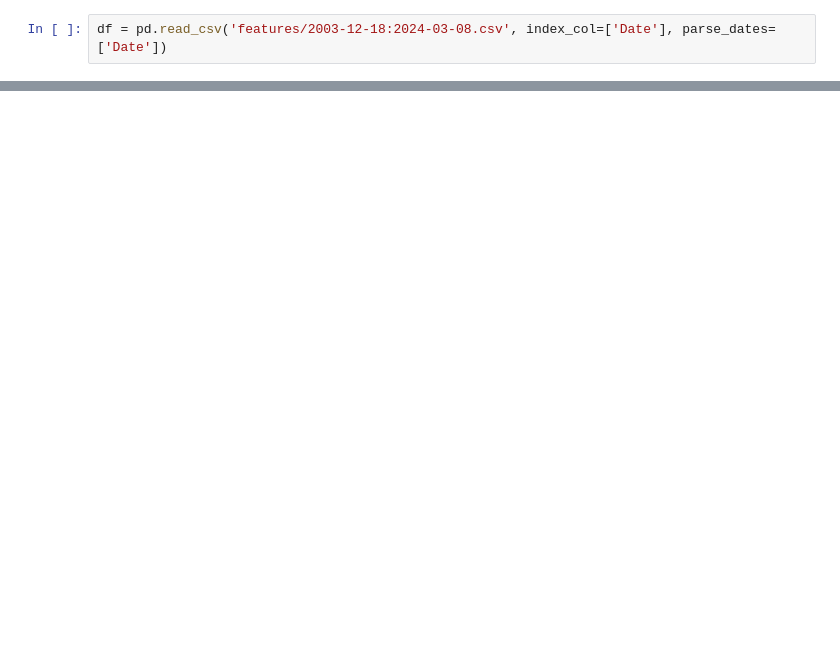
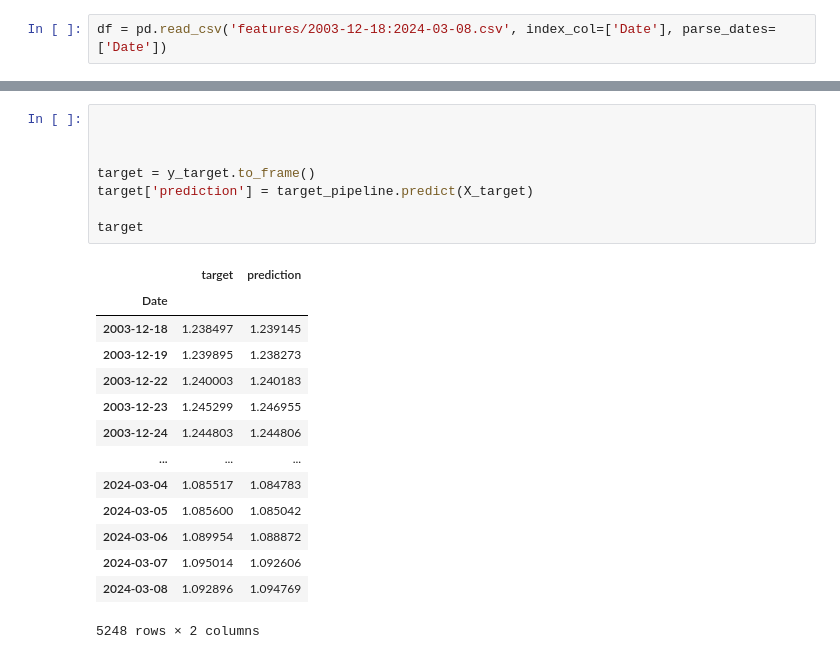
Before and after one commit to arowolo007/Loreon_Algo, a Jupyter notebook: model_development.ipynb, the cells around one changed output, grey strips where cells are left out. Cells and saved outputs as stored; diff of their text form; blank space fills up the shorter version.

```diff
--- a/model_development.ipynb
+++ b/model_development.ipynb
@@ -37,3 +63,26 @@ target_pipeline.fit(X_target, y_target)
+# %%
+
+
+
+target = y_target.to_frame()
+target['prediction'] = target_pipeline.predict(X_target)
+
+target
+# %% [output]
+|  | target | prediction |
+| Date |  |  |
+| 2003-12-18 | 1.238497 | 1.239145 |
+| 2003-12-19 | 1.239895 | 1.238273 |
+| 2003-12-22 | 1.240003 | 1.240183 |
+| 2003-12-23 | 1.245299 | 1.246955 |
+| 2003-12-24 | 1.244803 | 1.244806 |
+| ... | ... | ... |
+| 2024-03-04 | 1.085517 | 1.084783 |
+| 2024-03-05 | 1.085600 | 1.085042 |
+| 2024-03-06 | 1.089954 | 1.088872 |
+| 2024-03-07 | 1.095014 | 1.092606 |
+| 2024-03-08 | 1.092896 | 1.094769 |
+5248 rows × 2 columns
 # %%
 
 # Pipeline for Action Prediction (assuming binary buy/sell)
```
Also changed, not shown: parts of 7 cells of this notebook.
